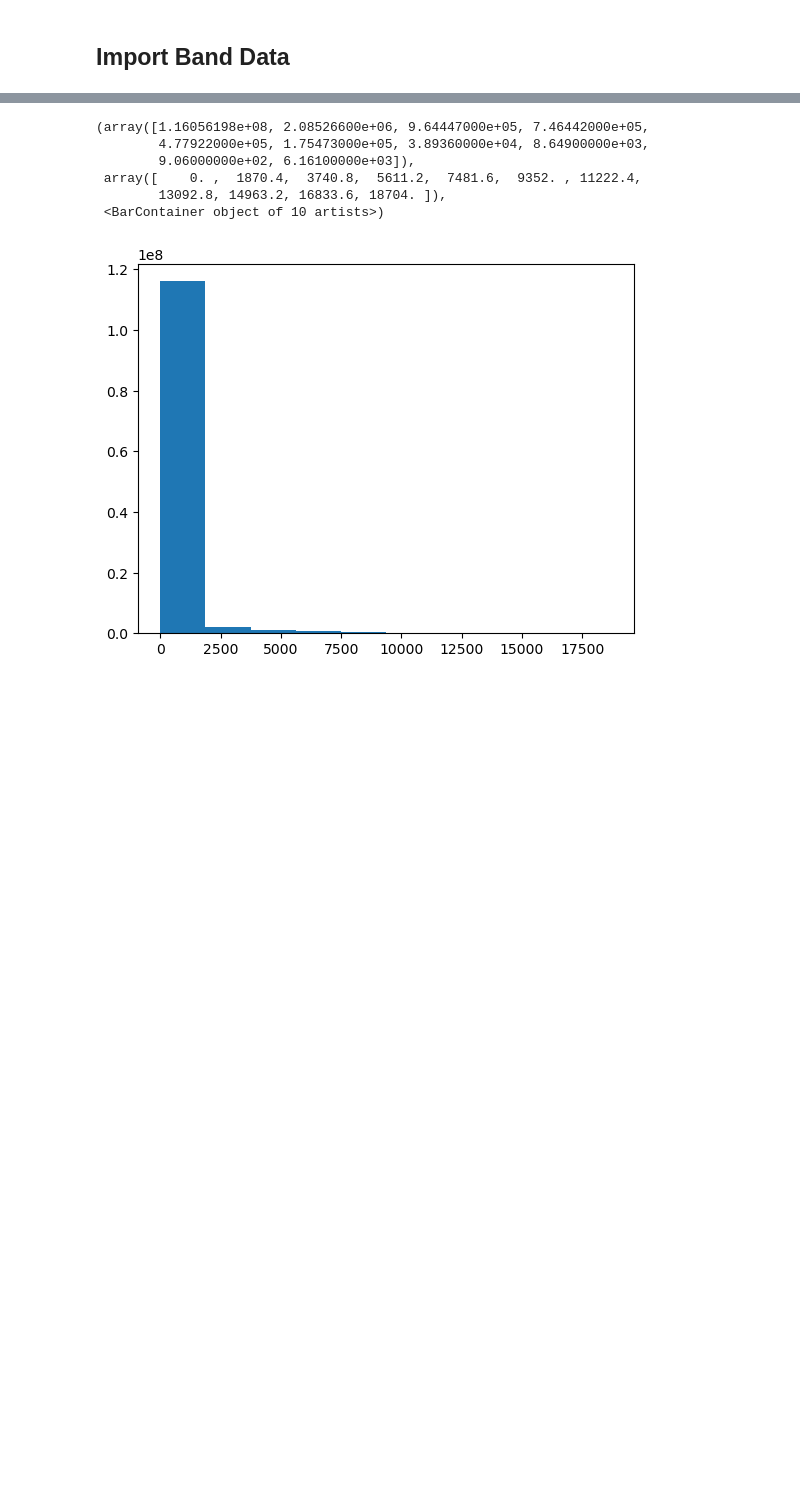
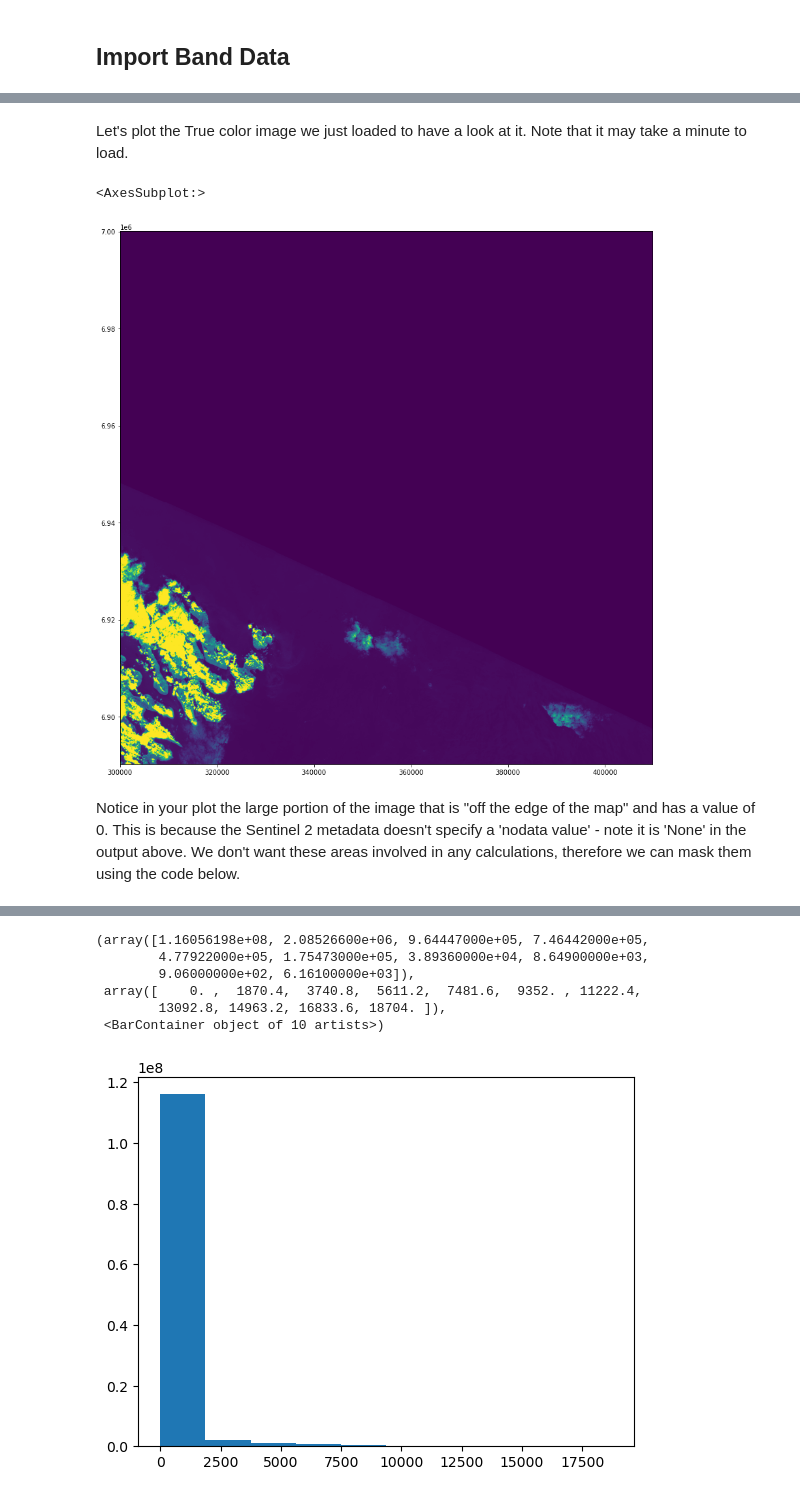
Before and after one commit to rwilks-earthobs/msc_eo_challenge, a Jupyter notebook: 230207 Introductory Jupyter Notebook.ipynb, the cells around one changed output, grey strips where cells are left out. Saved outputs shown, nothing was run; the diff lists cells and outputs as text; code cells hidden in the pictures; blank space fills up the shorter version.

Commit message:
Plotting with rasterio and masking

```diff
--- a/230207 Introductory Jupyter Notebook.ipynb
+++ b/230207 Introductory Jupyter Notebook.ipynb
@@ -216,7 +234,7 @@ for img_folder in unzipped_img_folders:
     # Create a dictionary of the band names
     bands = ['B01','B02','B03','B04','B05','B06', 'B07','B08', 'B8A', 'B09' ,'B10','B11','B12', 'AOT','TCI','WVP', 'SCL']
 
-    all_band_files = [ x for x in glob.glob(f + '**\*', recursive=True) if any(res in x for res in res_set) and x.endswith('jp2')]
+    all_band_files = [ x for x in glob.glob(f + '**/*', recursive=True) if any(res in x for res in res_set) and x.endswith('jp2')]
 
 
     img_band_dict = {'img_folder':img_folder,
@@ -279,22 +314,31 @@ def get_band(filepath):
     with rio.open(filepath) as f:
 
         print('Extracting single band from file')
-        band_img = f.read(1, masked=True)
+        img = f.read(1, masked=True)
 
         print('Extracting band meta')
-        band_img_meta = f.profile
+        metadata = f.profile
 
-        print('--> # bands:', band_img_meta['count'])
-        print('--> datatype:', band_img_meta['dtype'])
-        print('--> nodata:', band_img_meta['nodata'])
-        print('--> height:', band_img_meta['height'])
-        print('--> width:', band_img_meta['width'])
+        spatial_resolution = f.res
+
+        print('--> # bands:', metadata['count'])
+        print('--> array type', type(img))
+        print('--> datatype:', metadata['dtype'])
+        print('--> nodata value:', metadata['nodata'])
+        print('--> height:', metadata['height'], 'pixels')
+        print('--> width:', metadata['width'], 'pixels')
+        print('--> CRS:', metadata['crs'])
+        print('--> spatial resolution:', spatial_resolution[0], 'm')
         print(20*'-')
 
-        return band_img
+        # print basic statistics about array using numpy methods.
+        print(f'\nMin:\t{img.min()}\nMax:\t{img.max()}\nMean:\t{img.mean():.2f}\nStdDev:\t{img.std():.2f}\n')
+
+        return img, metadata
 
 
-test_img = get_band(img_day_dict['R10m']['B02'])
+
+tci_img, tci_metadata = get_band('../data/S2A_MSIL2A_20220531T120411_N0400_R066_T30VUQ_20220531T183212.SAFE/GRANULE/L2A_T30VUQ_A036242_20220531T120405/IMG_DATA/R10m/T30VUQ_20220531T120411_TCI_10m.jp2')
 # %% [output]
 Extracting single band from file
 Extracting band meta
@@ -306,0 +359,13 @@ Extracting band meta
+# %% [markdown]
+Let's plot the True color image we just loaded to have a look at it. Note that it may take a minute to load.
+# %%
+from rasterio.plot import show, show_hist
+
+fig, ax = plt.subplots(figsize=(15, 15))
+
+show(tci_img, transform=tci_metadata['transform'], ax=ax)
+# %% [output]
+<AxesSubplot:>
+[figure, added]
+# %% [markdown]
+Notice in your plot the large portion of the image that is "off the edge of the map" and has a value of 0. This is because the Sentinel 2 metadata doesn't specify a 'nodata value' - note it is 'None' in the output above. We don't want these areas involved in any calculations, therefore we can mask them using the code below.
```
Also changed, not shown: parts of 12 cells of this notebook.
